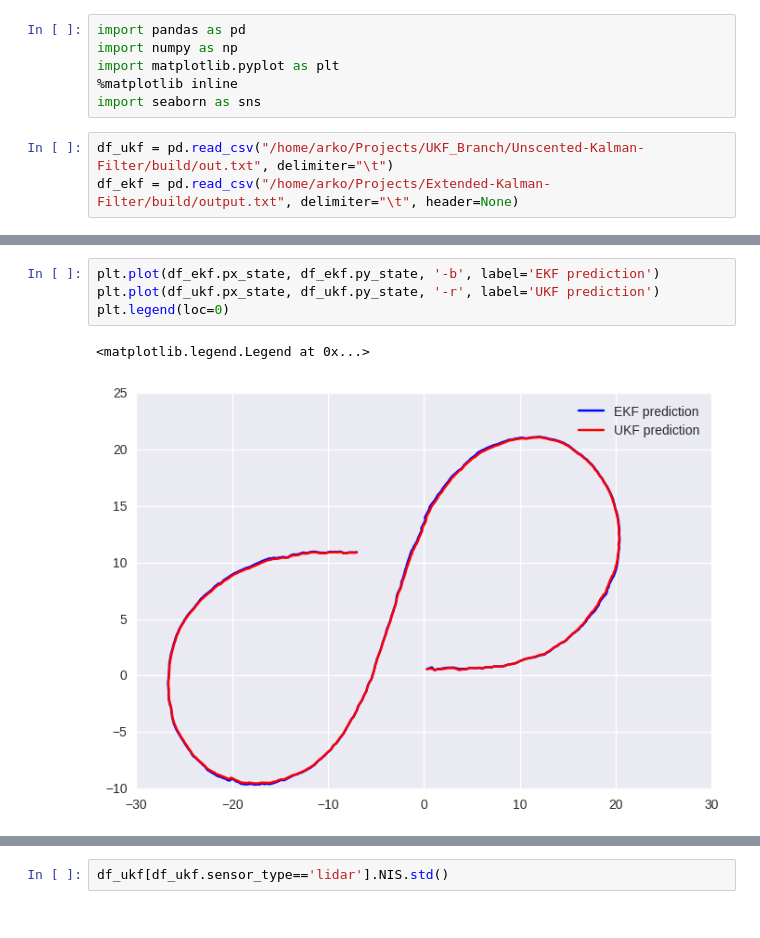
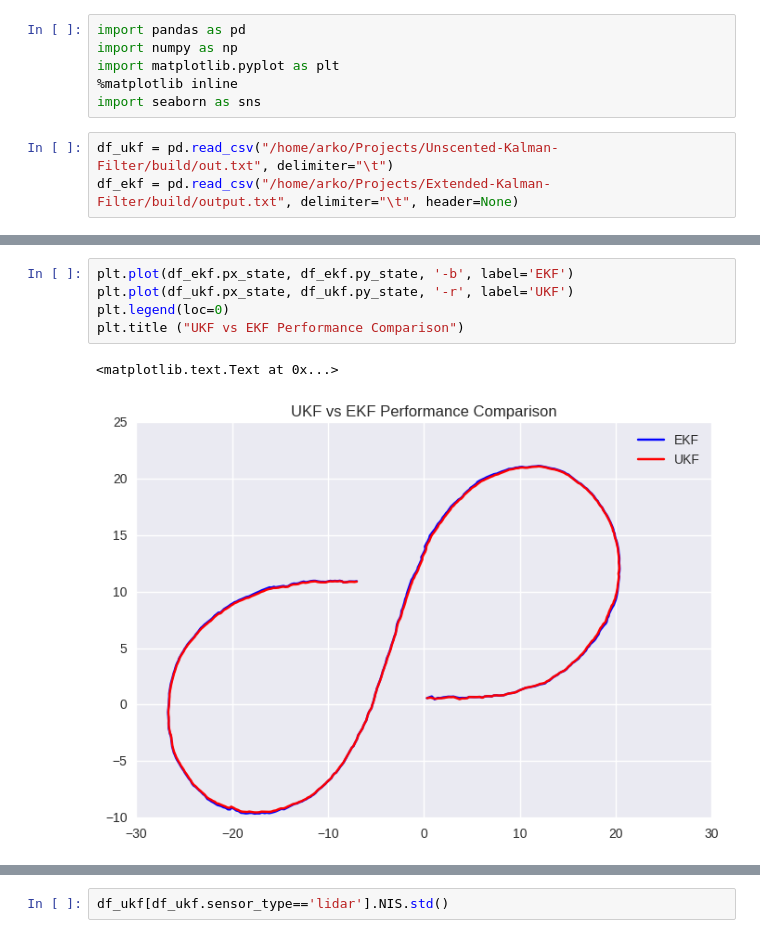
Before and after one commit to itoyjakra/Unscented-Kalman-Filter, a Jupyter notebook: Tracks.ipynb, the cells around one changed output, grey strips where cells are left out. Saved outputs shown, nothing was run; the diff lists cells and outputs as text.

```diff
--- a/Tracks.ipynb
+++ b/Tracks.ipynb
@@ -5,7 +5,7 @@ import matplotlib.pyplot as plt
 %matplotlib inline
 import seaborn as sns
 # %%
-df_ukf = pd.read_csv("/home/arko/Projects/UKF_Branch/Unscented-Kalman-Filter/build/out.txt", delimiter="\t")
+df_ukf = pd.read_csv("/home/arko/Projects/Unscented-Kalman-Filter/build/out.txt", delimiter="\t")
 df_ekf = pd.read_csv("/home/arko/Projects/Extended-Kalman-Filter/build/output.txt", delimiter="\t", header=None)
 # %%
 df_ukf.head()
@@ -45,7 +47,8 @@ plt.legend(loc=0)
 # %%
-plt.plot(df_ekf.px_state, df_ekf.py_state, '-b', label='EKF prediction')
-plt.plot(df_ukf.px_state, df_ukf.py_state, '-r', label='UKF prediction')
+plt.plot(df_ekf.px_state, df_ekf.py_state, '-b', label='EKF')
+plt.plot(df_ukf.px_state, df_ukf.py_state, '-r', label='UKF')
 plt.legend(loc=0)
+plt.title ("UKF vs EKF Performance Comparison")
 # %% [output]
-<matplotlib.legend.Legend at 0x...>
+<matplotlib.text.Text at 0x...>
-[figure, old version]
+[figure, new version]
```
Also changed, not shown: parts of 15 cells of this notebook.
